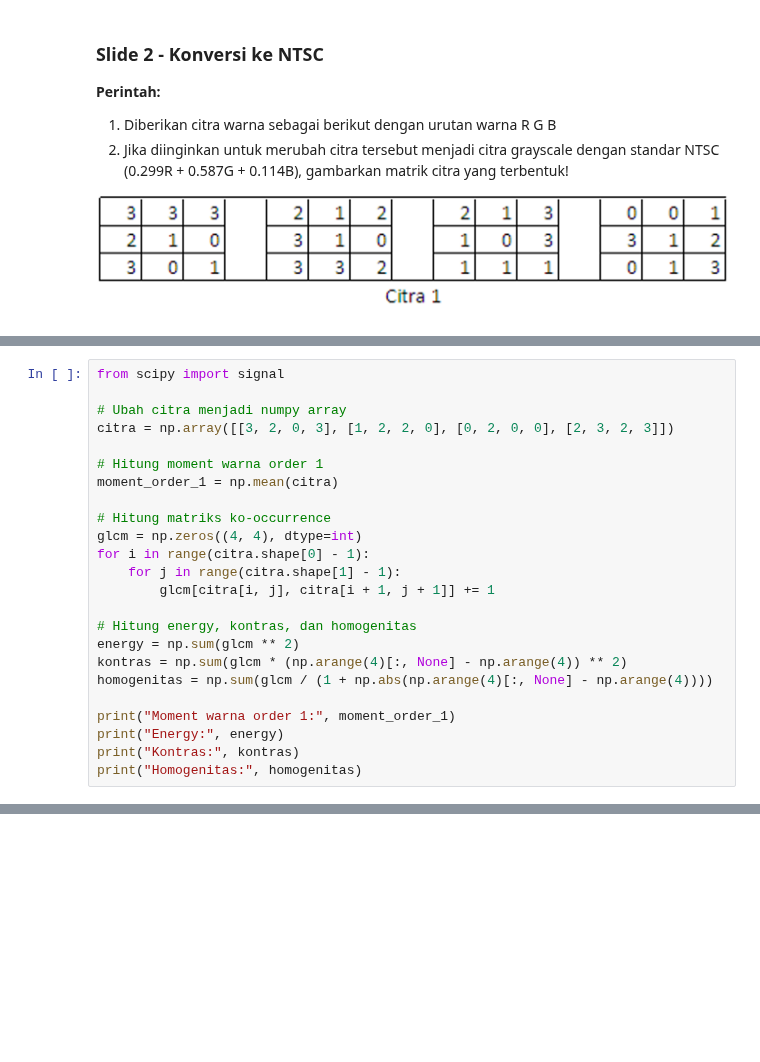
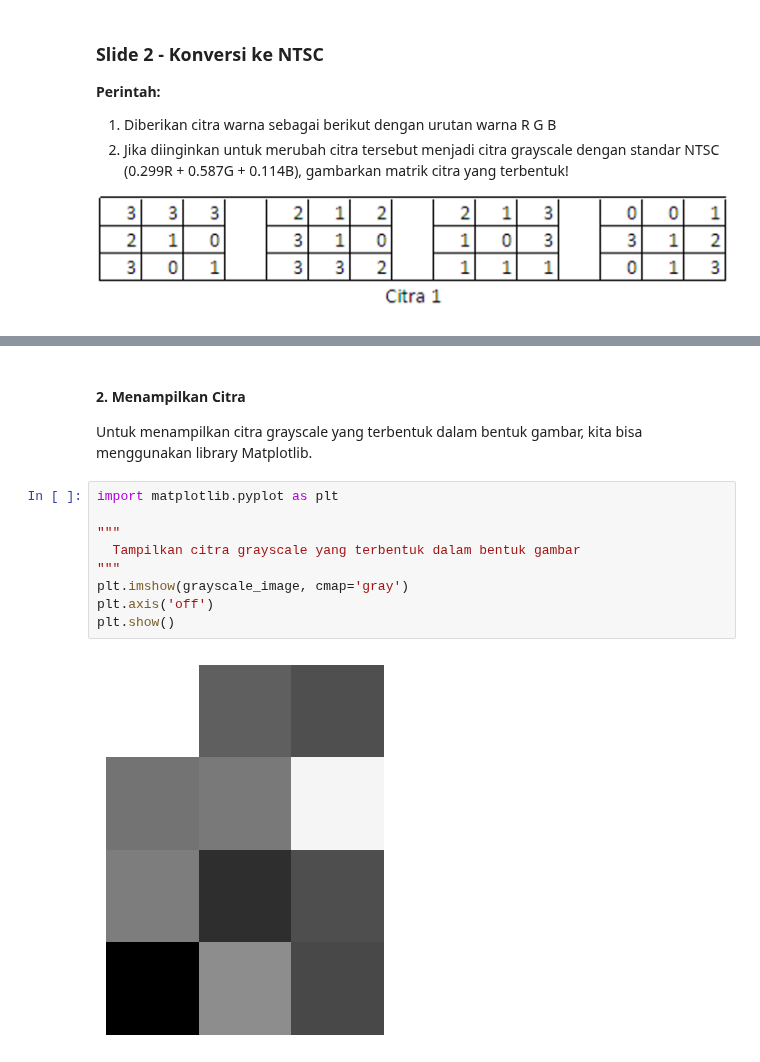
Before and after one commit to novay/amikom, a Jupyter notebook: ds6_data_visualisasi.ipynb, the cells around one changed output, grey strips where cells are left out. Drawn from its saved outputs; the diff is of its cells as text; blank space fills up the shorter version.

```diff
--- a/ds6_data_visualisasi.ipynb
+++ b/ds6_data_visualisasi.ipynb
@@ -217,24 +179,0 @@ Untuk menghitung moment warna order 1, energy, kontras, dan homogenitas dari cit
-# %%
-from scipy import signal
-
-# Ubah citra menjadi numpy array
-citra = np.array([[3, 2, 0, 3], [1, 2, 2, 0], [0, 2, 0, 0], [2, 3, 2, 3]])
-
-# Hitung moment warna order 1
-moment_order_1 = np.mean(citra)
-
-# Hitung matriks ko-occurrence
-glcm = np.zeros((4, 4), dtype=int)
-for i in range(citra.shape[0] - 1):
-    for j in range(citra.shape[1] - 1):
-        glcm[citra[i, j], citra[i + 1, j + 1]] += 1
-
-# Hitung energy, kontras, dan homogenitas
-energy = np.sum(glcm ** 2)
-kontras = np.sum(glcm * (np.arange(4)[:, None] - np.arange(4)) ** 2)
-homogenitas = np.sum(glcm / (1 + np.abs(np.arange(4)[:, None] - np.arange(4))))
-
-print("Moment warna order 1:", moment_order_1)
-print("Energy:", energy)
-print("Kontras:", kontras)
-print("Homogenitas:", homogenitas)
@@ -501,0 +214,15 @@ Perlu diingat, Silhouette Score digunakan untuk mengukur seberapa baik sebuah cl
+# %% [markdown]
+#### **2. Menampilkan Citra**<br/>
+
+Untuk menampilkan citra grayscale yang terbentuk dalam bentuk gambar, kita bisa menggunakan library Matplotlib.
+# %%
+import matplotlib.pyplot as plt
+
+"""
+  Tampilkan citra grayscale yang terbentuk dalam bentuk gambar
+"""
+plt.imshow(grayscale_image, cmap='gray')
+plt.axis('off')
+plt.show()
+# %% [output]
+[figure, added]
```
Also changed, not shown: parts of 115 cells of this notebook.
